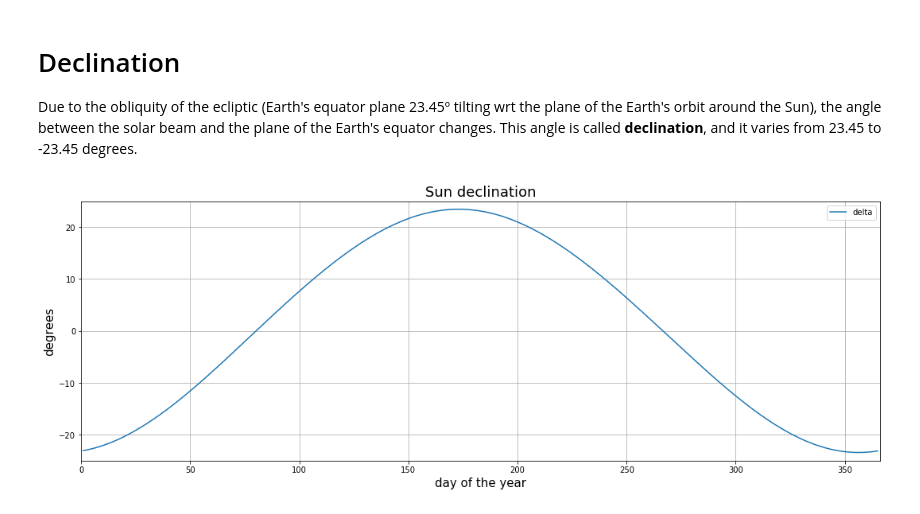
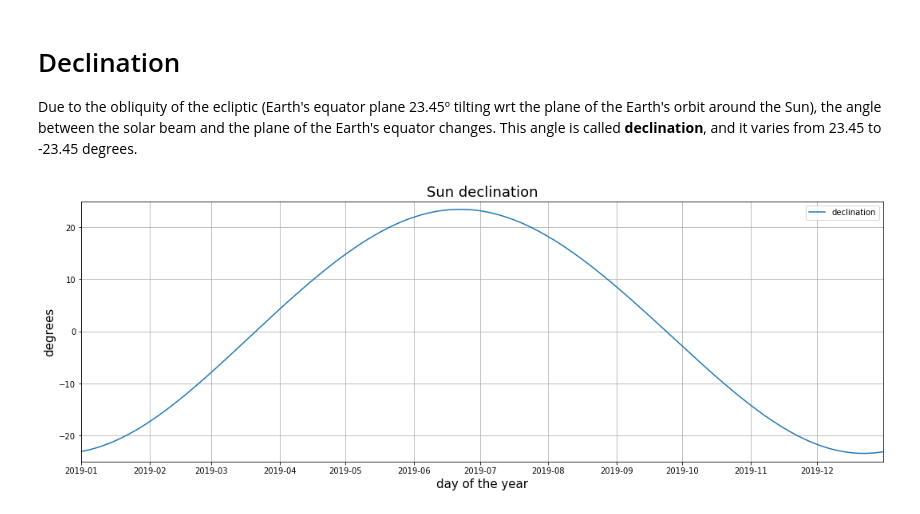
Before and after one commit to aqreed/solarpy, a Jupyter notebook: examples/g_eq-of-time_declination.ipynb, the cells around one changed output. Cells and saved outputs as stored; diff of their text form; code cells hidden in the pictures.

```diff
--- a/examples/g_eq-of-time_declination.ipynb
+++ b/examples/g_eq-of-time_declination.ipynb
@@ -8,7 +9,8 @@ import solarpy.radiation as spr
 Intensity (usually expressed in irradiance units W/m2) of the Sun at the top of the Earth’s atmosphere, on a plane normal to the solar vector. Also called [solar irradiance](https://en.wikipedia.org/wiki/Solar_irradiance). It changes throughout the year as the Earth-Sun distance varies due to the Earth’s elliptical orbit.
 # %%
 # create the time-series
-n = range(1, 366)
+n = np.array([datetime(datetime.now().year, 1, 1) +
+              timedelta(days=i) for i in range(365)])
 Gon_ = []
 
 for i in n:
@@ -17,8 +19,9 @@ for i in n:
 # plot the series
 plt.figure(figsize=(18, 6))
 plt.plot(n, Gon_, label='Gon')
-plt.xlim(0, 366), plt.ylim(1320, 1420)
-plt.xlabel('day of the year', fontsize=15)
+plt.autoscale(enable=True, axis='x', tight=True)
+plt.ylim(1320, 1420)
+plt.xlabel('date', fontsize=15)
 plt.ylabel('W/m2', fontsize=15)
 plt.title('Extraterrestrial radiation on normal plane', fontsize=18)
 plt.legend()
@@ -32,7 +35,8 @@ plt.show()
 Due to the eccentricity of the Earth's orbit "around" the Sun and the obliquity of the ecliptic, there is a [difference](https://aa.usno.navy.mil/faq/docs/eqtime.php) between _apparent solar time_ and _mean solar time_. This difference changes, and it is defined by the **equation of time**:
 # %%
 # create the time-series
-n = range(1, 366)
+n = np.array([datetime(datetime.now().year, 1, 1) +
+              timedelta(days=i) for i in range(365)])
 E_ = []
 
 for i in n:
@@ -41,8 +45,9 @@ for i in n:
 # plot the series
 plt.figure(figsize=(18, 6))
 plt.plot(n, E_, label='E')
-plt.xlim(0, 366), plt.ylim(-15, 17)
-plt.xlabel('day of the year', fontsize=15)
+plt.autoscale(enable=True, axis='x', tight=True)
+plt.ylim(-15, 17)
+plt.xlabel('date', fontsize=15)
 plt.ylabel('min', fontsize=15)
 plt.title('Equation of time', fontsize=18)
 plt.legend()
@@ -56,21 +61,23 @@ plt.show()
 Due to the obliquity of the ecliptic (Earth's equator plane 23.45º tilting wrt the plane of the Earth's orbit around the Sun), the angle between the solar beam and the plane of the Earth's equator changes. This angle is called **declination**, and it varies from 23.45 to -23.45 degrees.
 # %%
 # create the time-series
-n = range(1, 366)
+n = np.array([datetime(datetime.now().year, 1, 1) +
+              timedelta(days=i) for i in range(365)])
 delta_ = []
 
 for i in n:
     delta_.append(np.rad2deg(spr.declination(i)))
 
 # plot the time-series
 plt.figure(figsize=(18, 6))
-plt.plot(n, delta_, label='delta')
-plt.xlim(0, 366), plt.ylim(-25, 25)
+plt.plot(n, delta_, label='declination')
+plt.autoscale(enable=True, axis='x', tight=True)
+plt.ylim(-25, 25)
 plt.xlabel('day of the year', fontsize=15)
 plt.ylabel('degrees', fontsize=15)
 plt.title('Sun declination', fontsize=18)
 plt.legend()
 plt.grid(True)
 plt.show()
 # %% [output]
-[figure, old version]
+[figure, new version]
```
Also changed, not shown: parts of 3 cells of this notebook, 4 other files.
